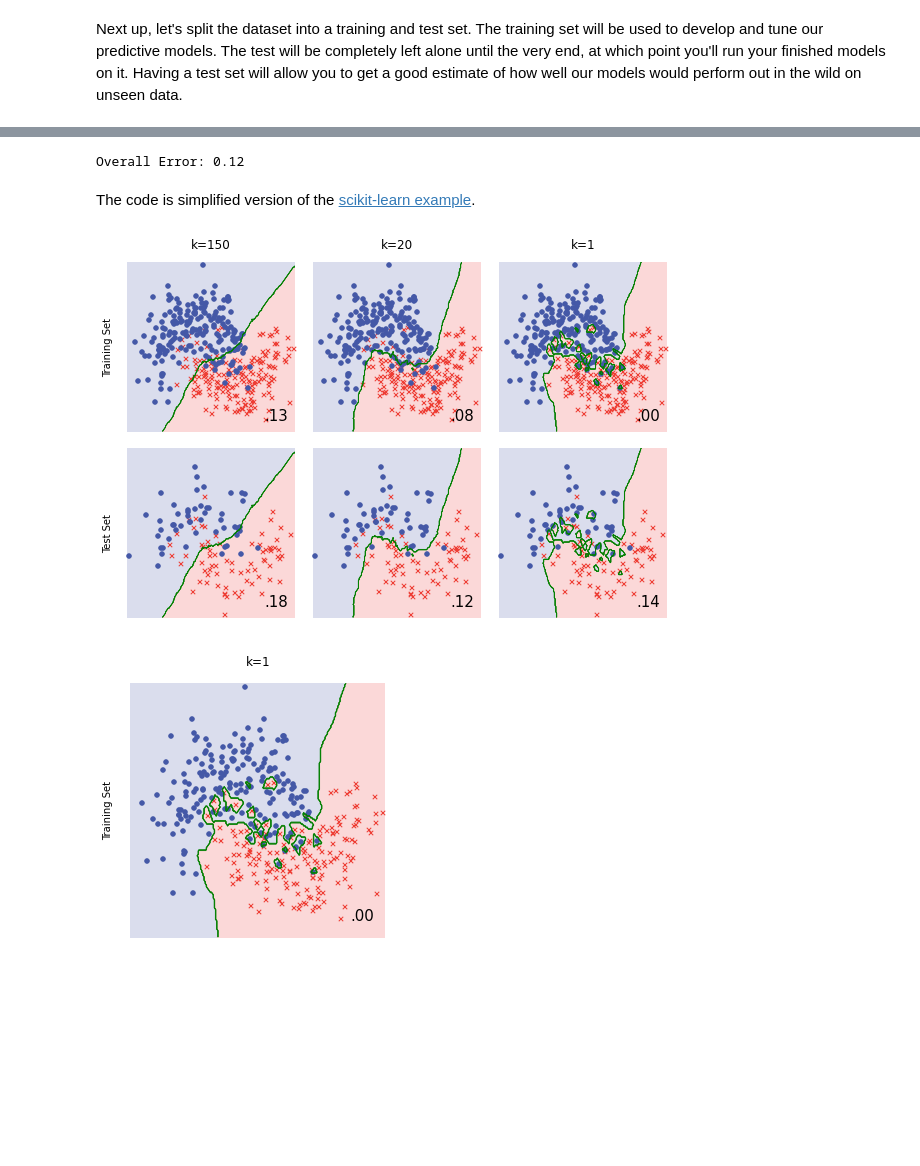
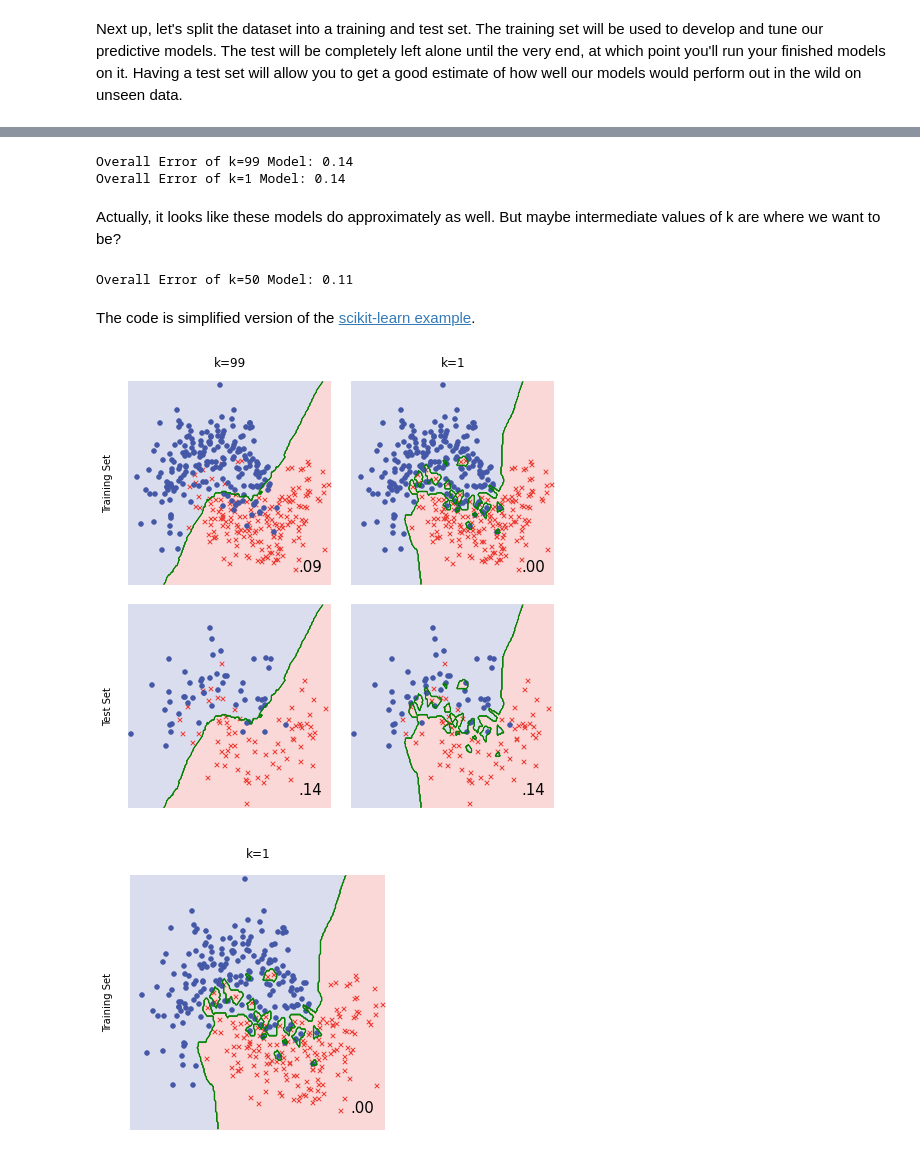
Before and after one commit to nslatysheva/data_science_blogging, a Jupyter notebook: messy_modelling/messy_modelling.ipynb, the cells around one changed output, grey strips where cells are left out. Saved outputs shown, nothing was run; the diff lists cells and outputs as text; code cells hidden in the pictures; blank space fills up the shorter version.

```diff
--- a/messy_modelling/messy_modelling.ipynb
+++ b/messy_modelling/messy_modelling.ipynb
@@ -67,10 +72,28 @@ from sklearn import metrics
+# %%
+from sklearn.neighbors import KNeighborsClassifier
+from sklearn import metrics
+
+knn99 = KNeighborsClassifier(n_neighbors = 99)
+knn99.fit(XTrain, yTrain)
+yPredK99 = knn99.predict(XTest)
+print "Overall Error of k=99 Model:", 1 - round(metrics.accuracy_score(yTest, yPredK99), 2)
+
+knn1 = KNeighborsClassifier(n_neighbors = 1)
+knn1.fit(XTrain, yTrain)
+yPredK1 = knn1.predict(XTest)
+print "Overall Error of k=1 Model:", 1 - round(metrics.accuracy_score(yTest, yPredK1), 2)
+# %% [output]
+Overall Error of k=99 Model: 0.14
+Overall Error of k=1 Model: 0.14
+# %% [markdown]
+Actually, it looks like these models do approximately as well. But maybe intermediate values of k are where we want to be?
 # %%
-knn3 = KNeighborsClassifier(n_neighbors = 3)
-knn3.fit(XTrain, yTrain)
-yPredK3 = knn3.predict(XTest)
-print "Overall Error:", 1 - round(metrics.accuracy_score(yTest, yPredK3), 2)
+knn50 = KNeighborsClassifier(n_neighbors = 50)
+knn50.fit(XTrain, yTrain)
+yPredK50 = knn50.predict(XTest)
+print "Overall Error of k=50 Model:", 1 - round(metrics.accuracy_score(yTest, yPredK50), 2)
 # %% [output]
-Overall Error: 0.12
+Overall Error of k=50 Model: 0.11
 # %% [markdown]
 The code is simplified version of the [scikit-learn example](http://scikit-learn.org/stable/auto_examples/classification/plot_classifier_comparison.html).
 # %%
@@ -215,23 +238,20 @@ def explore_fitting_boundaries(model, n_neighbors, datasets, width): #direction=
 
     plt.subplots_adjust(hspace=0, wspace=0)  # make compacted layout
 # %%
-import matplotlib.pyplot as plt
 from matplotlib.colors import ListedColormap
-
-%matplotlib inline
 
 model = KNeighborsClassifier()
 n_neighbors = [200, 100, 20, 5, 1]
 datasets = {
     "Training Set": [XTrain, yTrain],
     "Test Set": [XTest, yTest]
 }
 width = 15
 
 # # explore_fitting_boundaries(model, n_neighbors, datasets, width)
-explore_fitting_boundaries(model=model, n_neighbors=[150, 20, 1], datasets=datasets, width=10)
+explore_fitting_boundaries(model=model, n_neighbors=[99, 1], datasets=datasets, width=8)
 # %% [output]
-[figure, old version]
+[figure, new version]
 # %%
 explore_fitting_boundaries(model=model, n_neighbors=[1], datasets={"Training Set": [XTrain, yTrain]}, width=5)
 # %% [output]
```
Also changed, not shown: parts of 12 cells of this notebook.
